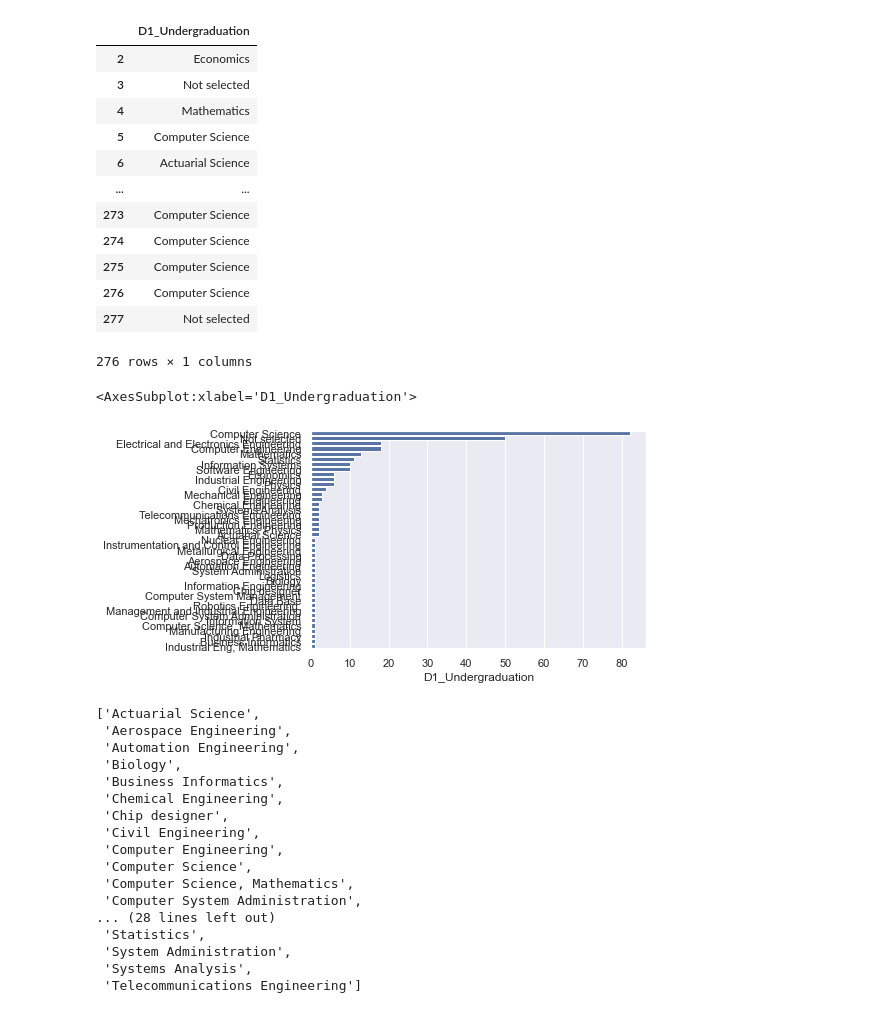
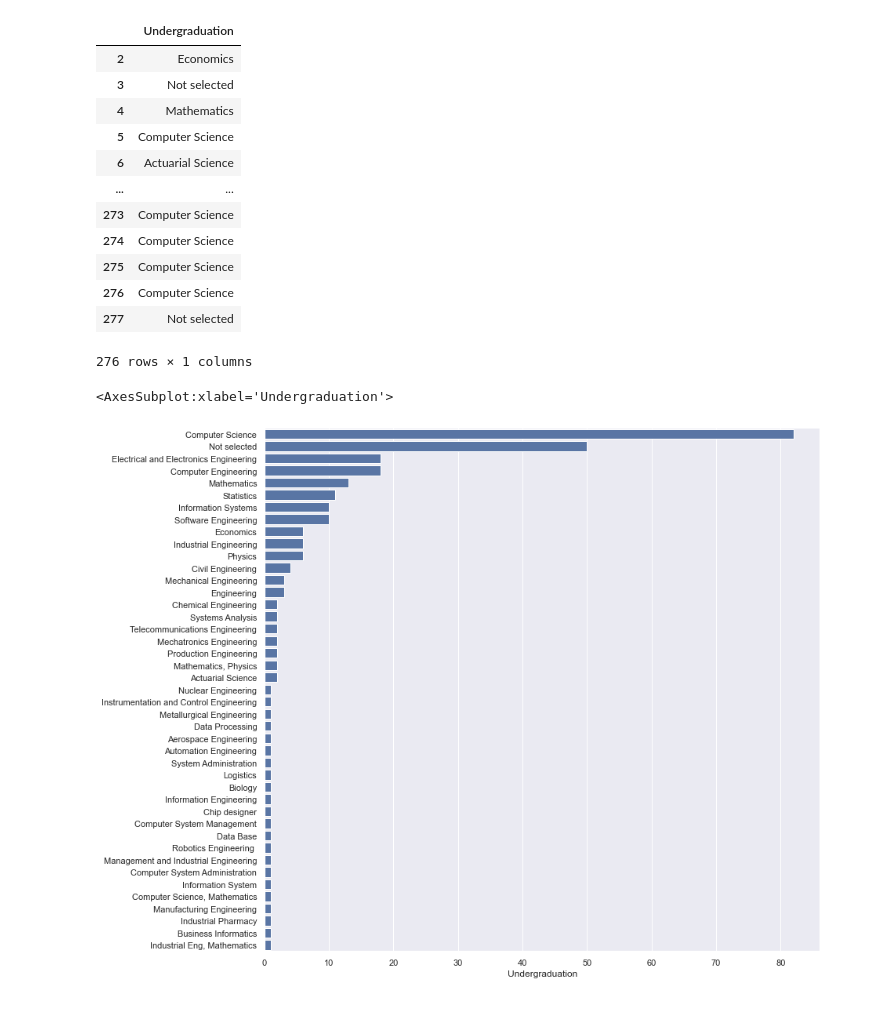
Before and after one commit to Software-Science-Lab-PUC-Rio/napiml-analysis, a Jupyter notebook: Análises/D1.ipynb, the cells around one changed output. Saved outputs shown, nothing was run; the diff lists cells and outputs as text; code cells hidden in the pictures.

```diff
--- a/Análises/D1.ipynb
+++ b/Análises/D1.ipynb
@@ -24,10 +24,10 @@ df.head(10)
 | 11 | -99 | -99 | -99 | -99 | -99 |
 # %%
 #D1_Undergraduation
-df_D1_Undergraduation = pd.DataFrame(data={'D1_Undergraduation': df['D1_Undergraduation']})
-replace_values_by_condition(df_D1_Undergraduation, 'D1_Undergraduation', '-99', 'Not selected', 'eq')
+df_D1_Undergraduation = pd.DataFrame(data={'Undergraduation': df['D1_Undergraduation']})
+replace_values_by_condition(df_D1_Undergraduation, 'Undergraduation', '-99', 'Not selected', 'eq')
 # %% [output]
-|  | D1_Undergraduation |
+|  | Undergraduation |
 | 2 | Economics |
 | 3 | Not selected |
 | 4 | Mathematics |
@@ -41,33 +41,14 @@ replace_values_by_condition(df_D1_Undergraduation, 'D1_Undergraduation', '-99',
 | 277 | Not selected |
 276 rows × 1 columns
 # %%
-df_D1_Undergraduation = replace_values_by_condition(df_D1_Undergraduation, 'D1_Undergraduation', 'Informatics', 'Computer Science', 'eq')
-remove_value(df_D1_Undergraduation,'Not Selected','D1_Undergraduation')
-sns.set(rc={'figure.figsize':(12.7,9.27)})
-sns.barplot(x=df_D1_Undergraduation['D1_Undergraduation'].value_counts(), y=df_D1_Undergraduation['D1_Undergraduation'].value_counts().index, data=df, orient ="h", color="b")
+df_D1_Undergraduation = replace_values_by_condition(df_D1_Undergraduation, 'Undergraduation', 'Informatics', 'Computer Science', 'eq')
+remove_value(df_D1_Undergraduation,'Not Selected','Undergraduation')
+
+sns.set(rc={'figure.figsize':(12.7,12.27)})
+sns.barplot(x=df_D1_Undergraduation['Undergraduation'].value_counts(), y=df_D1_Undergraduation['Undergraduation'].value_counts().index, data=df, orient ="h", color="b")
 # %% [output]
-<AxesSubplot:xlabel='D1_Undergraduation'>
+<AxesSubplot:xlabel='Undergraduation'>
-[figure, old version]
+[figure, new version]
-# %%
-sorted(df_D1_Undergraduation['D1_Undergraduation'].unique())
-# %% [output]
-['Actuarial Science',
- 'Aerospace Engineering',
- 'Automation Engineering',
- 'Biology',
- 'Business Informatics',
- 'Chemical Engineering',
- 'Chip designer',
- 'Civil Engineering',
- 'Computer Engineering',
- 'Computer Science',
- 'Computer Science, Mathematics',
- 'Computer System Administration',
-... (28 lines left out)
- 'Statistics',
- 'System Administration',
- 'Systems Analysis',
- 'Telecommunications Engineering']
 # %%
 #d1_specialization
 
```
Also changed, not shown: parts of 11 cells of this notebook, 10 other files.
